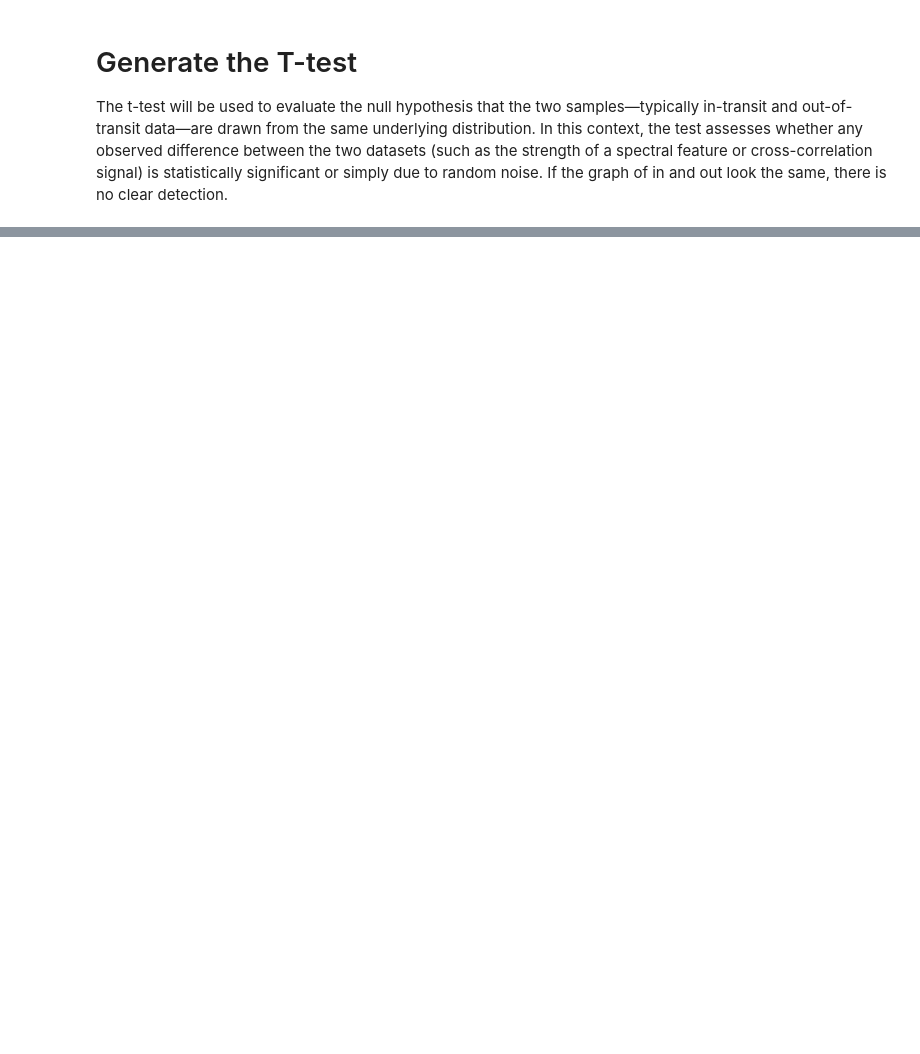
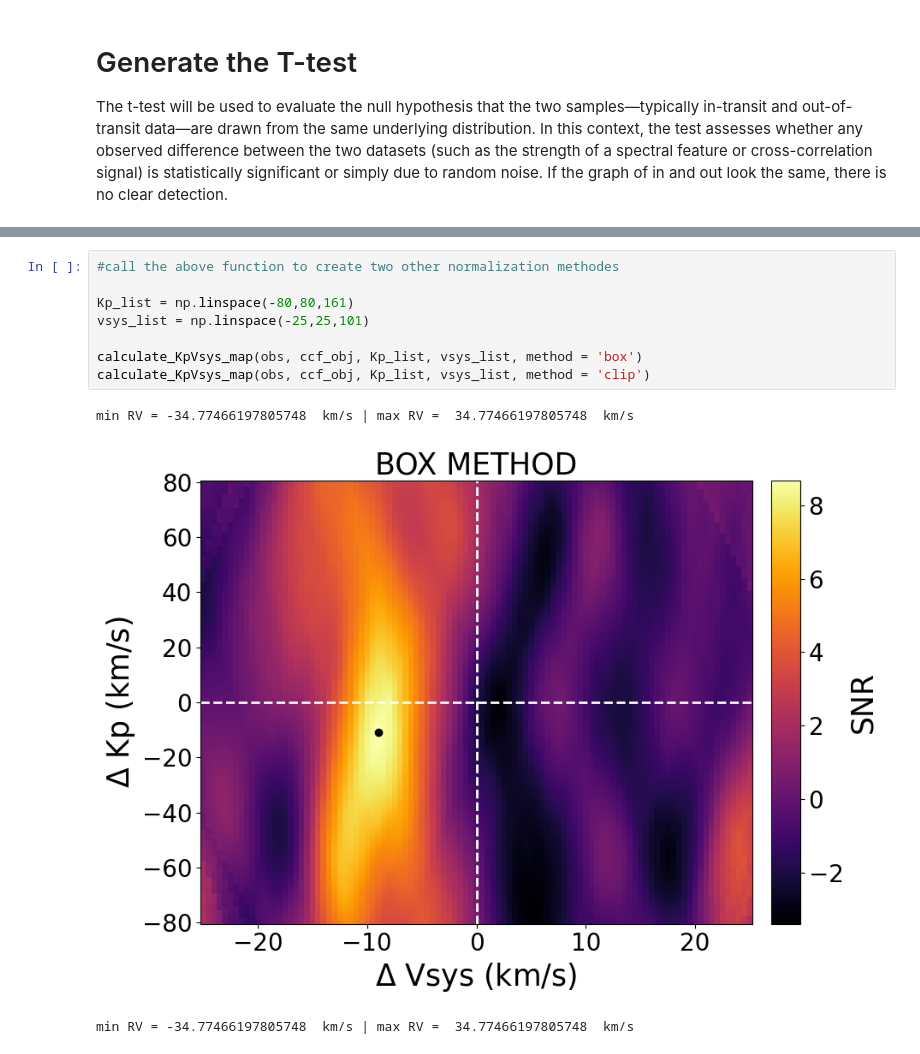
Before and after one commit to georgiamraz/starships_container, a Jupyter notebook: Notebooks/Answer_key_Cross_Correlation.ipynb, the cells around one changed output, grey strips where cells are left out. Cells and saved outputs as stored; diff of their text form; blank space fills up the shorter version.

Commit message:
new models, updated significance functions

```diff
--- a/Notebooks/Answer_key_Cross_Correlation.ipynb
+++ b/Notebooks/Answer_key_Cross_Correlation.ipynb
@@ -454,0 +582,12 @@ Histogram for Kp = 129.84 and RV = -7.63
+# %%
+#call the above function to create two other normalization methodes
+
+Kp_list = np.linspace(-80,80,161)
+vsys_list = np.linspace(-25,25,101)
+
+calculate_KpVsys_map(obs, ccf_obj, Kp_list, vsys_list, method = 'box')
+calculate_KpVsys_map(obs, ccf_obj, Kp_list, vsys_list, method = 'clip')
+# %% [output]
+min RV = -34.77466197805748  km/s | max RV =  34.77466197805748  km/s
+[figure, added]
+min RV = -34.77466197805748  km/s | max RV =  34.77466197805748  km/s
```
Also changed, not shown: parts of 6 cells of this notebook, 7 other files.
